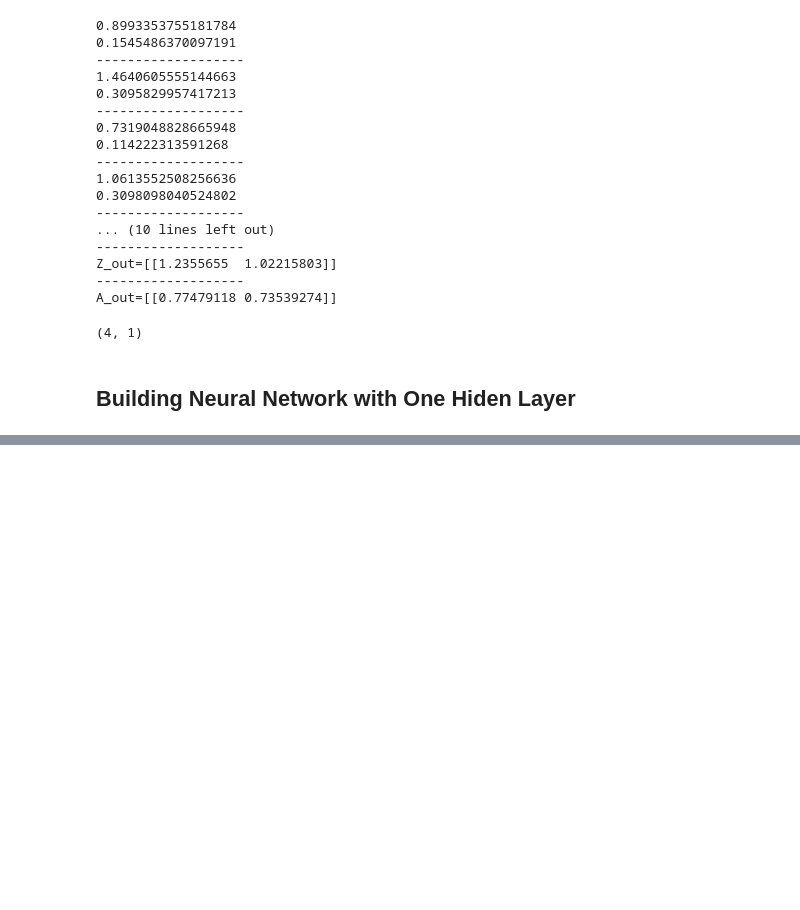
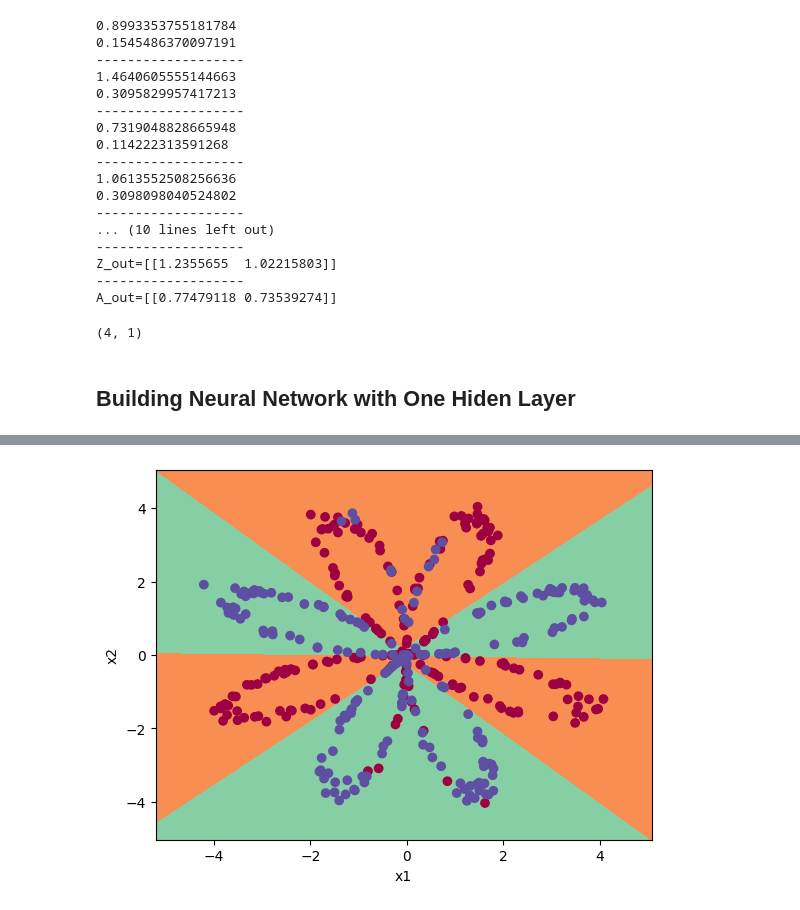
Before and after one commit to Elma-dev/Deep_Learning_Specialization, a Jupyter notebook: Deep_Learning_Specialization.ipynb, the cells around one changed output, grey strips where cells are left out. Cells and saved outputs as stored; diff of their text form; code cells hidden in the pictures; blank space fills up the shorter version.

```diff
--- a/Deep_Learning_Specialization.ipynb
+++ b/Deep_Learning_Specialization.ipynb
@@ -375,0 +489,12 @@ B.shape
+# %%
+#5: backWord Propagation function
+def backPropagation(X,Y,cash,params):
+  m=X.shape[1]
+  dZ2=cash['out']-Y
+  dW2=np.dot(dZ2,cash['cash']['A1'].T)/m
+  db2=np.sum(dZ2,axis=1,keepdims=True)/m
+  dZ1=np.multiply(np.dot(params['W2'].T,dZ2),1-np.power(cash['cash']['A1'],2))
+  dW1=np.dot(dZ1,X.T)/m
+  db1=np.sum(dZ1,axis=1,keepdims=True)/m
+
+  return {'dW1':dW1,'db1':db1,'dW2':dW2,'db2':db2}
@@ -375,0 +515,22 @@ B.shape
+# %%
+#6: Gradien Descent function of nn with one hiden layer
+import copy
+def gradientDescent(params,grads,alpha=0.01):
+  W1,b1,W2,b2=copy.deepcopy(params["W1"]),copy.deepcopy(params["b1"]),copy.deepcopy(params["W2"]),copy.deepcopy(params["b2"])
+  dW1,db1,dW2,db2=grads['dW1'],grads['db1'],grads['dW2'],grads['db2']
+  W1-=alpha*dW1
+  b1-=alpha*db1
+  W2-=alpha*dW2
+  b2-=alpha*db2
+  params={'W1':W1,'b1':b1,'W2':W2,'b2':b2}
+  return params
+# %%
+def buildNN(X,Y,n_h,alpha=0.01,iter=100,show=False):
+  params=parameters(neuralNetStruct(X.shape[0],n_h,1))
+  for i in range(iter):
+    forward=forwardPropagation(X,params)
+    grads=backPropagation(X,Y,forward,params)
+    params=gradientDescent(params,grads,0.01)
+    if i%100==0 and show==True:
+      print(f'iter: {i} cost={cost(Y,Y_hat=forward["out"])}')
+  return params
@@ -375,0 +551,13 @@ B.shape
+# %%
+#Predict Function
+def predict(params,X):
+  out,cash=forwardPropagation(X,params).values()
+  out=out>0.5
+  return out
+# %%
+#Test
+paramsPredict=buildNN(X,Y,4,1.2,10000)
+Y_hat=predict(paramsPredict,X)
+plot_decision_boundary(lambda x: predict(paramsPredict, x.T), X, Y)
+# %% [output]
+[figure, added]
```
Also changed, not shown: parts of 19 cells of this notebook.
